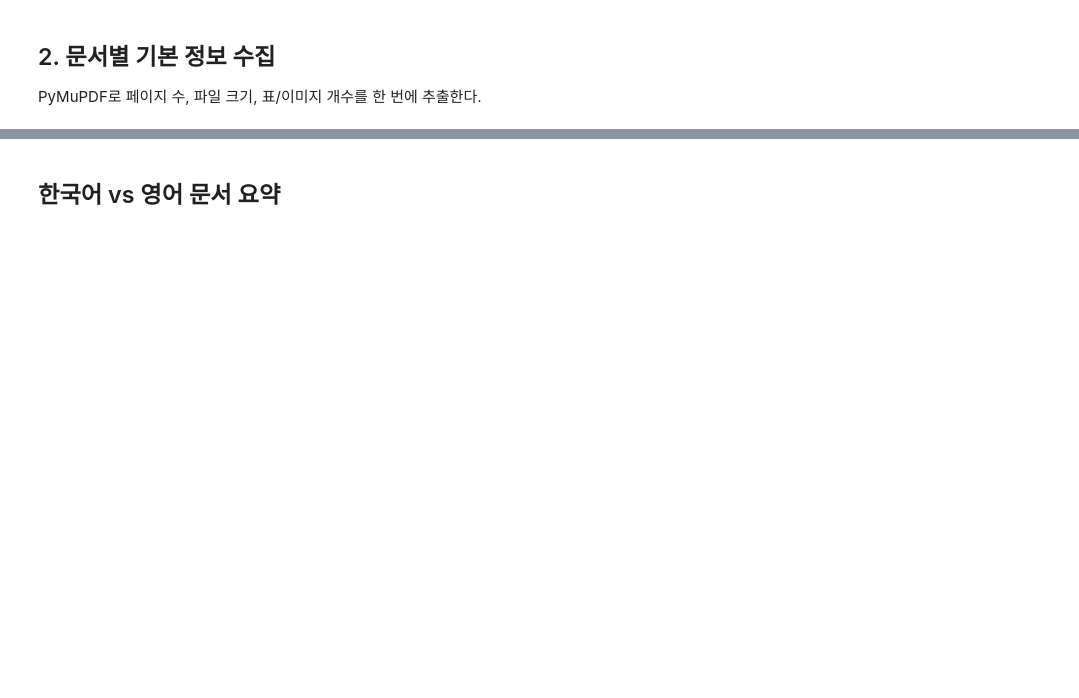
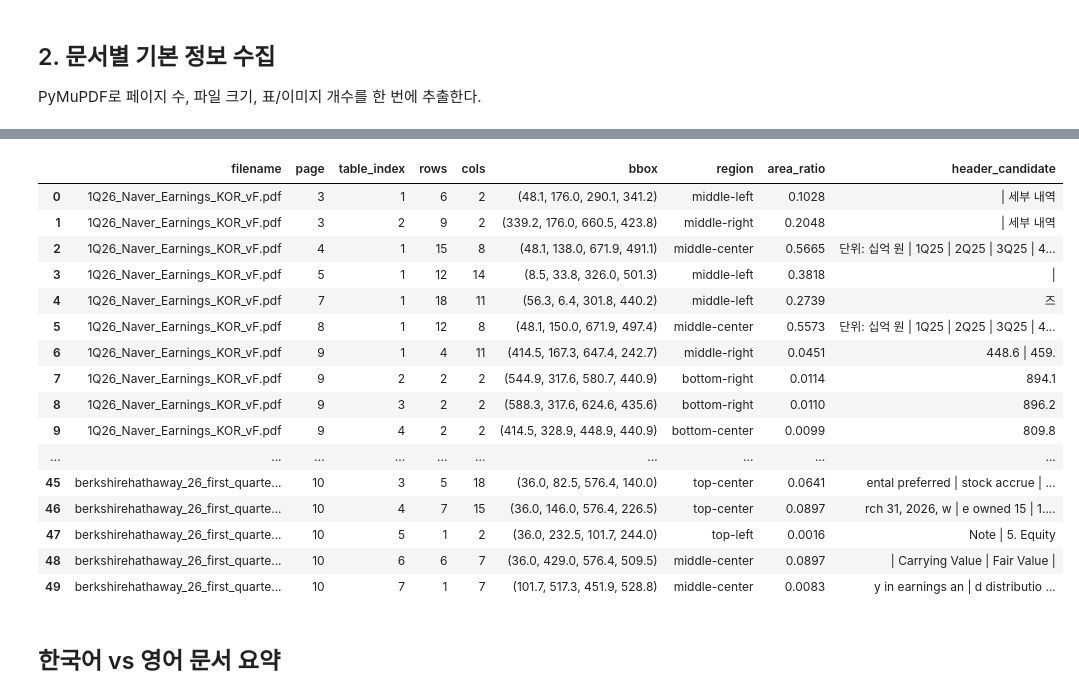
Before and after one commit to judy78799/Advanced-RAG-Multimodal-AI-Agent, a Jupyter notebook: notebooks/data_analysus.ipynb, the cells around one changed output, grey strips where cells are left out. Drawn from its saved outputs; the diff is of its cells as text; code cells hidden in the pictures; blank space fills up the shorter version.

```diff
--- a/notebooks/data_analysus.ipynb
+++ b/notebooks/data_analysus.ipynb
@@ -86,3 +168,68 @@ df_basic
+# %%
+# 테이블 분석 : 페이지 당 테이블 위치, 대략적인 헤더 후보 파악
+def inspect_tables_by_page(pdf_path: Path) -> pd.DataFrame:
+    doc = fitz.open(str(pdf_path))
+    rows = []
+
+    for page_idx, page in enumerate(doc):
+        page_rect = page.rect
+
+        try:
+            found = page.find_tables()
+            tables = found.tables if hasattr(found, "tables") else []
+        except Exception:
+            tables = []
+
+        for table_idx, table in enumerate(tables, start=1):
+            bbox = fitz.Rect(table.bbox)
+            extracted = table.extract()
+
+            header_candidate = None
+            if extracted and len(extracted) > 0:
+                header_candidate = " | ".join(
+                    str(x).strip() for x in extracted[0] if x is not None
+                )
+
+            rows.append({
+                "filename": pdf_path.name,
+                "page": page_idx + 1,
+                "table_index": table_idx,
+                "rows": len(extracted) if extracted else 0,
+                "cols": max(len(r) for r in extracted) if extracted else 0,
+                "bbox": (round(bbox.x0, 1), round(bbox.y0, 1), round(bbox.x1, 1), round(bbox.y1, 1)),
+                "region": region_label(bbox, page_rect),
+                "area_ratio": round((bbox.width * bbox.height) / (page_rect.width * page_rect.height), 4),
+                "header_candidate": header_candidate,
+            })
+
+    doc.close()
+    return pd.DataFrame(rows)
+
+
+df_tables = pd.concat(
+    [inspect_tables_by_page(p) for p in pdf_paths],
+    ignore_index=True
+)
+
+df_tables.sort_values(["filename", "page", "table_index"]).head(50)
+# %% [output]
+|  | filename | page | table_index | rows | cols | bbox | region | area_ratio | header_candidate |
+| 0 | 1Q26_Naver_Earnings_KOR_vF.pdf | 3 | 1 | 6 | 2 | (48.1, 176.0, 290.1, 341.2) | middle-left | 0.1028 | | 세부 내역 |
+| 1 | 1Q26_Naver_Earnings_KOR_vF.pdf | 3 | 2 | 9 | 2 | (339.2, 176.0, 660.5, 423.8) | middle-right | 0.2048 | | 세부 내역 |
+| 2 | 1Q26_Naver_Earnings_KOR_vF.pdf | 4 | 1 | 15 | 8 | (48.1, 138.0, 671.9, 491.1) | middle-center | 0.5665 | 단위: 십억 원 | 1Q25 | 2Q25 | 3Q25 | 4... |
+| 3 | 1Q26_Naver_Earnings_KOR_vF.pdf | 5 | 1 | 12 | 14 | (8.5, 33.8, 326.0, 501.3) | middle-left | 0.3818 | | |
+| 4 | 1Q26_Naver_Earnings_KOR_vF.pdf | 7 | 1 | 18 | 11 | (56.3, 6.4, 301.8, 440.2) | middle-left | 0.2739 | 즈 |
+| 5 | 1Q26_Naver_Earnings_KOR_vF.pdf | 8 | 1 | 12 | 8 | (48.1, 150.0, 671.9, 497.4) | middle-center | 0.5573 | 단위: 십억 원 | 1Q25 | 2Q25 | 3Q25 | 4... |
+| 6 | 1Q26_Naver_Earnings_KOR_vF.pdf | 9 | 1 | 4 | 11 | (414.5, 167.3, 647.4, 242.7) | middle-right | 0.0451 | 448.6 | 459. |
+| 7 | 1Q26_Naver_Earnings_KOR_vF.pdf | 9 | 2 | 2 | 2 | (544.9, 317.6, 580.7, 440.9) | bottom-right | 0.0114 | 894.1 |
+| 8 | 1Q26_Naver_Earnings_KOR_vF.pdf | 9 | 3 | 2 | 2 | (588.3, 317.6, 624.6, 435.6) | bottom-right | 0.0110 | 896.2 |
+| 9 | 1Q26_Naver_Earnings_KOR_vF.pdf | 9 | 4 | 2 | 2 | (414.5, 328.9, 448.9, 440.9) | bottom-center | 0.0099 | 809.8 |
+| ... | ... | ... | ... | ... | ... | ... | ... | ... | ... |
+| 45 | berkshirehathaway_26_first_quarte... | 10 | 3 | 5 | 18 | (36.0, 82.5, 576.4, 140.0) | top-center | 0.0641 | ental preferred | stock accrue | ... |
+| 46 | berkshirehathaway_26_first_quarte... | 10 | 4 | 7 | 15 | (36.0, 146.0, 576.4, 226.5) | top-center | 0.0897 | rch 31, 2026, w | e owned 15 | 1.... |
+| 47 | berkshirehathaway_26_first_quarte... | 10 | 5 | 1 | 2 | (36.0, 232.5, 101.7, 244.0) | top-left | 0.0016 | Note | 5. Equity |
+| 48 | berkshirehathaway_26_first_quarte... | 10 | 6 | 6 | 7 | (36.0, 429.0, 576.4, 509.5) | middle-center | 0.0897 | | Carrying Value | Fair Value | |
+| 49 | berkshirehathaway_26_first_quarte... | 10 | 7 | 1 | 7 | (101.7, 517.3, 451.9, 528.8) | middle-center | 0.0083 | y in earnings an | d distributio ... |
 # %% [markdown]
 ## 한국어 vs 영어 문서 요약
 # %%
```
Also changed, not shown: parts of 17 cells of this notebook.
